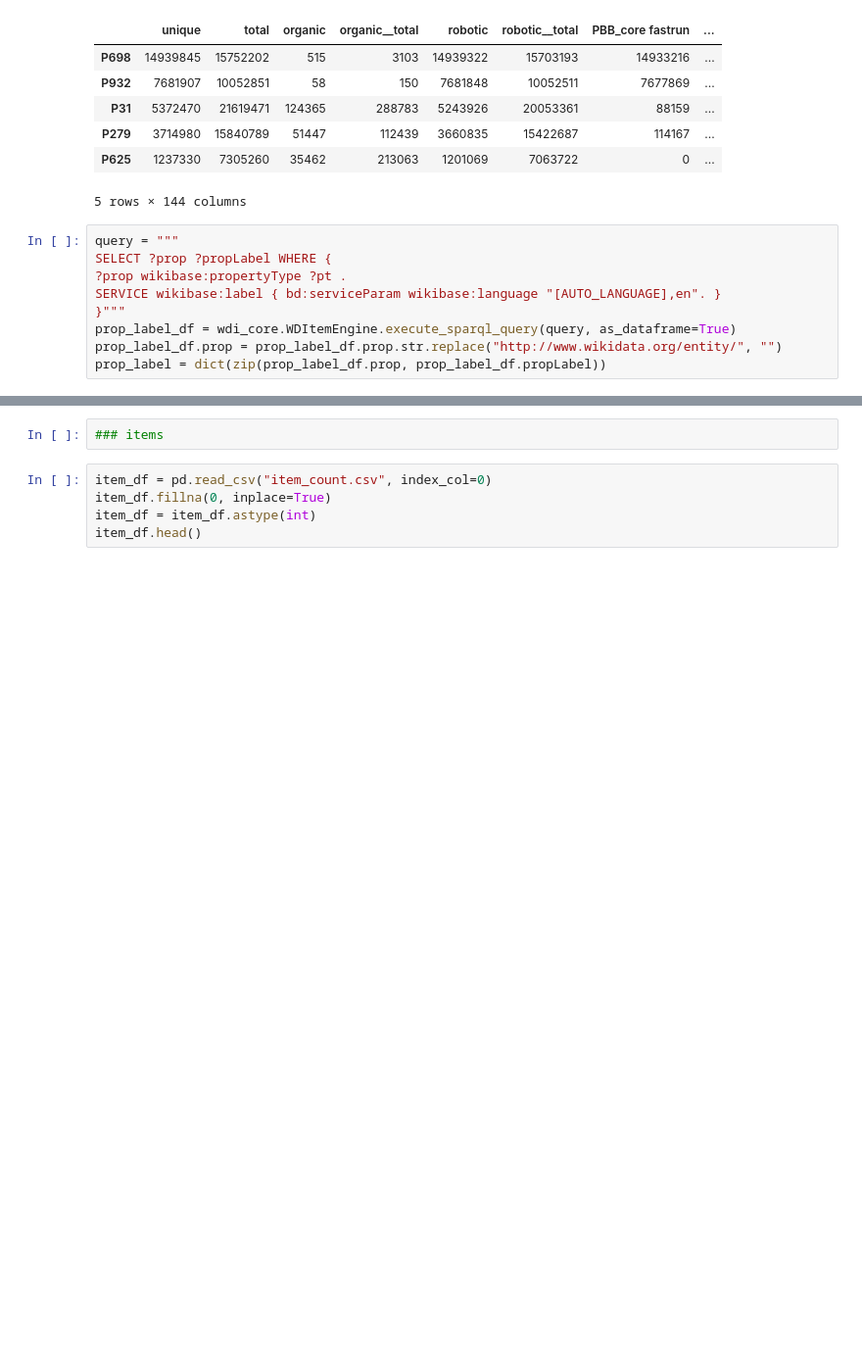
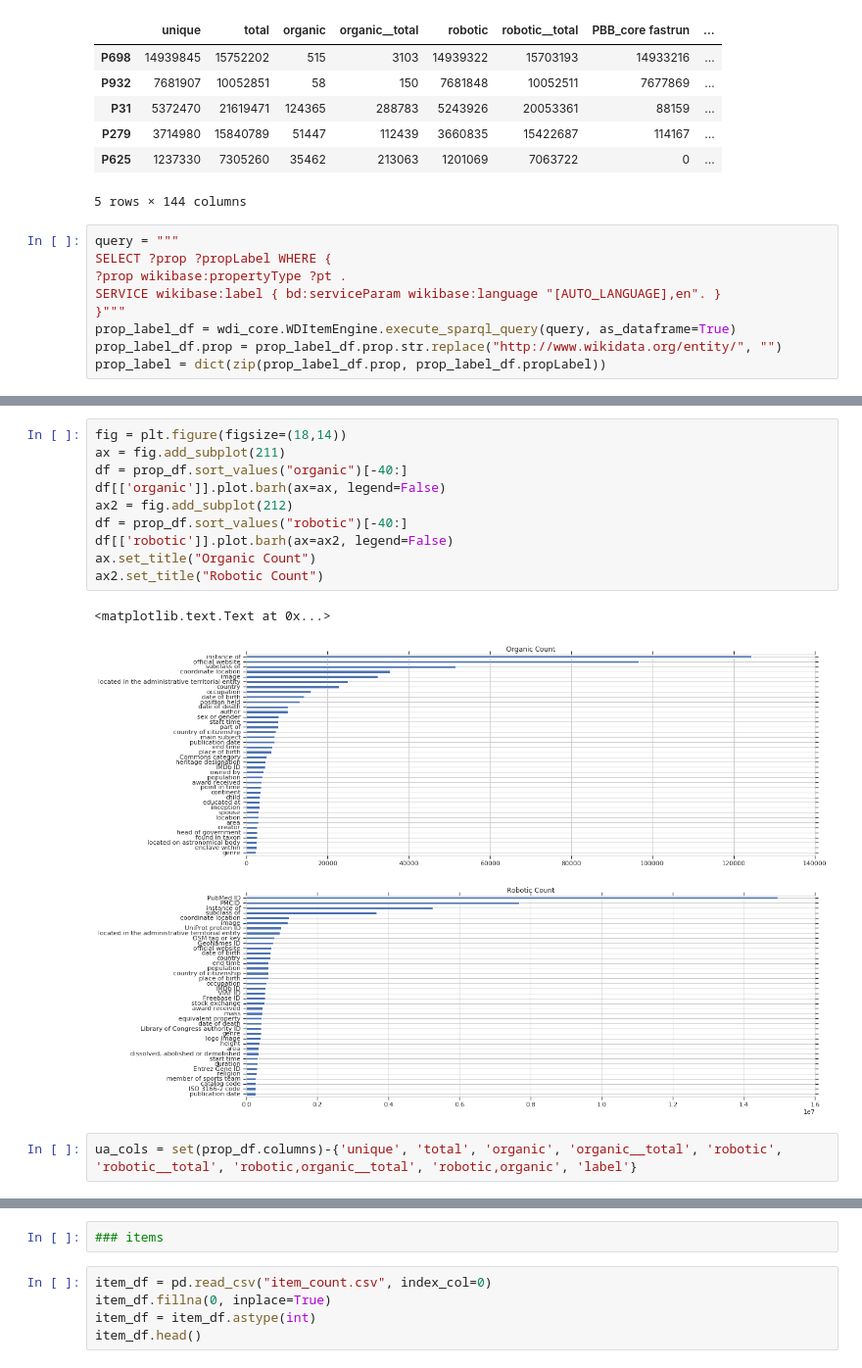
Before and after one commit to stuppie/wikidata-sparql-query-log-analysis, a Jupyter notebook: explore.ipynb, the cells around one changed output, grey strips where cells are left out. Shown at 98% size. Drawn from its saved outputs; the diff is of its cells as text; blank space fills up the shorter version.

```diff
--- a/explore.ipynb
+++ b/explore.ipynb
@@ -82,0 +95,15 @@ prop_df.head(20)
+# %%
+fig = plt.figure(figsize=(18,14))
+ax = fig.add_subplot(211)
+df = prop_df.sort_values("organic")[-40:]
+df[['organic']].plot.barh(ax=ax, legend=False)
+ax2 = fig.add_subplot(212)
+df = prop_df.sort_values("robotic")[-40:]
+df[['robotic']].plot.barh(ax=ax2, legend=False)
+ax.set_title("Organic Count")
+ax2.set_title("Robotic Count")
+# %% [output]
+<matplotlib.text.Text at 0x...>
+[figure, added]
+# %%
+ua_cols = set(prop_df.columns)-{'unique', 'total', 'organic', 'organic__total', 'robotic', 'robotic__total', 'robotic,organic__total', 'robotic,organic', 'label'}
```
Also changed, not shown: parts of 14 cells of this notebook.
